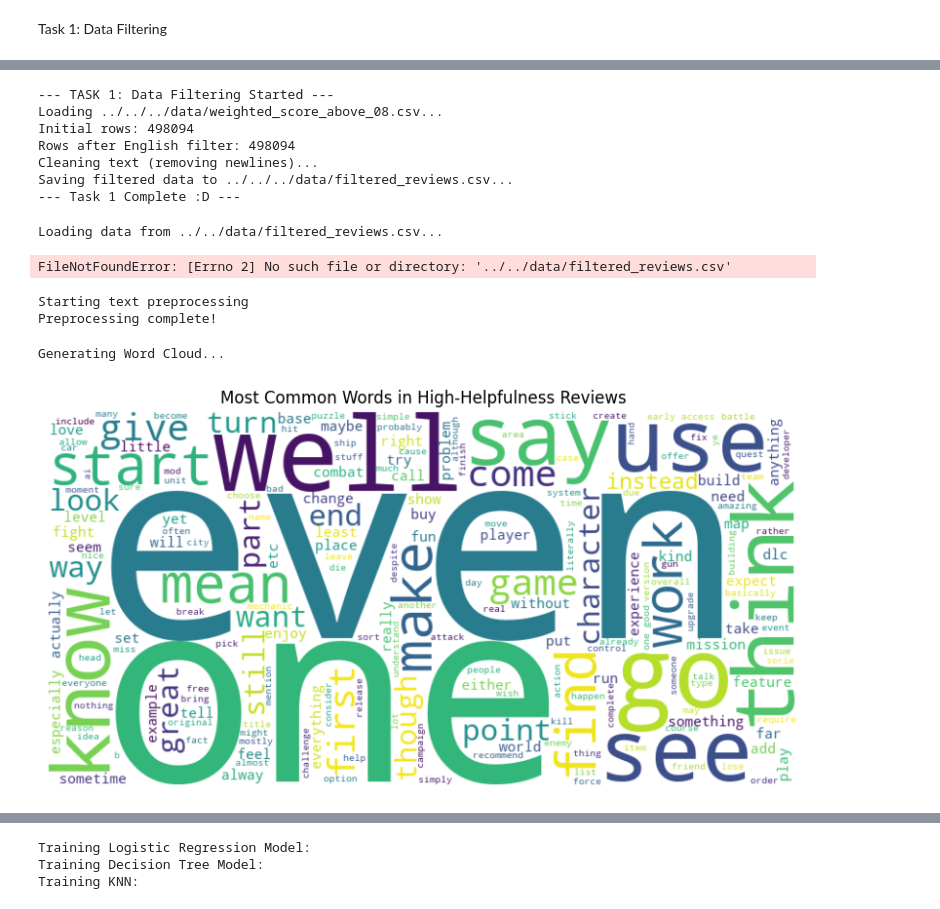
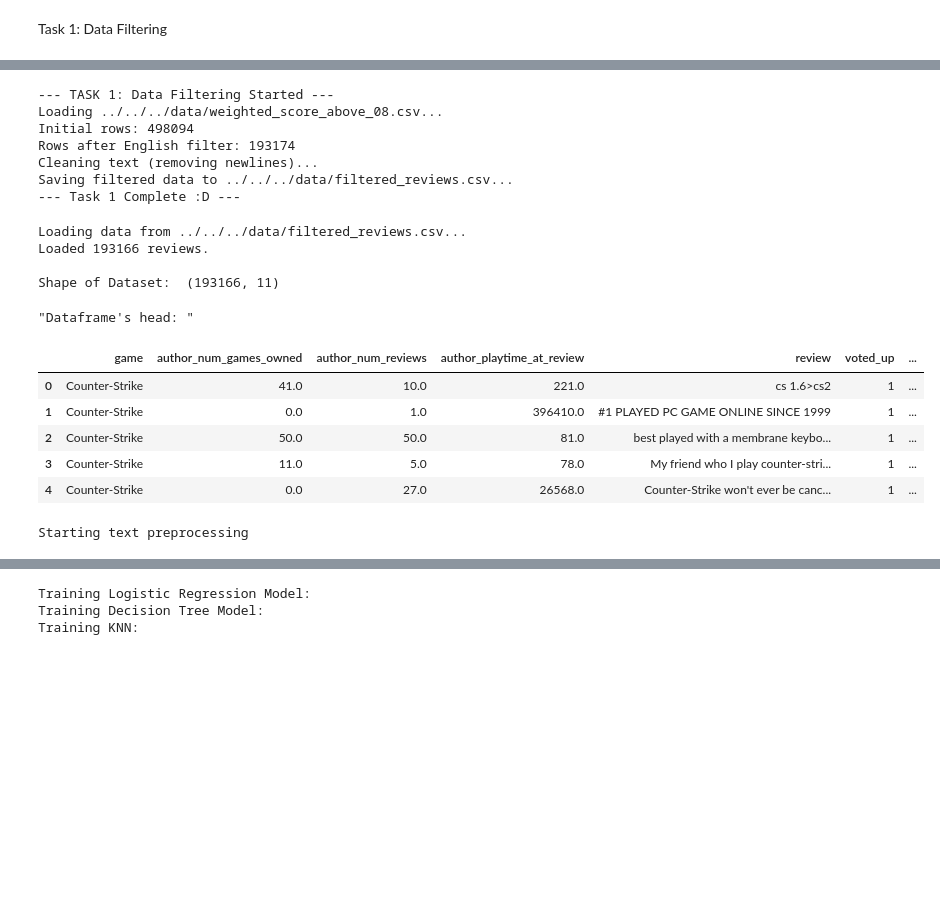
Before and after one commit to KalebE36/steam-review, a Jupyter notebook: packages/core/notebooks/steamReviewPredictor.ipynb, the cells around one changed output, grey strips where cells are left out. Drawn from its saved outputs; the diff is of its cells as text; code cells hidden in the pictures; blank space fills up the shorter version.

```diff
--- a/packages/core/notebooks/steamReviewPredictor.ipynb
+++ b/packages/core/notebooks/steamReviewPredictor.ipynb
@@ -117,7 +117,7 @@ df = pd.read_csv(
 # --- STEP 2: FILTER FOR ENGLISH ---
 if 'language' in df.columns:
     print(f"Initial rows: {len(df)}")
-    df_task1 = df[df['language'] == 'english']
+    df = df[df['language'] == 'english']
     print(f"Rows after English filter: {len(df)}")
 else:
     raise ValueError("The 'language' column was not found in the dataset")
@@ -144,7 +144,7 @@ print("--- Task 1 Complete :D ---")
 --- TASK 1: Data Filtering Started ---
 Loading ../../../data/weighted_score_above_08.csv...
 Initial rows: 498094
-Rows after English filter: 498094
+Rows after English filter: 193174
 Cleaning text (removing newlines)...
 Saving filtered data to ../../../data/filtered_reviews.csv...
 --- Task 1 Complete :D ---
@@ -167,24 +167,33 @@ stop_words.update(custom_stops)
 # %%
 # 1. Load data and define ML problem
 print(f"Loading data from {INPUT_FILE}...")
-df = df.copy()
+df = pd.read_csv(INPUT_FILE)
 
 # Quick check to ensure no empty reviews slipped through
 df = df.dropna(subset=['review'])
 print(f"Loaded {len(df)} reviews.")
 
 # Number of rows and columns
 print(f"\nShape of Dataset: ", df.shape)
 display(f"Dataframe's head: ", df.head())
 
 
 # Definition
 # Supervised Learning - Binary Classification Problem
 # Label - Voted Up (True/False), predict whether a review is positive (voted up) or
 # negative (not voted up) based on features and text content
 # %% [output]
-Loading data from ../../data/filtered_reviews.csv...
+Loading data from ../../../data/filtered_reviews.csv...
+Loaded 193166 reviews.
+
+Shape of Dataset:  (193166, 11)
-FileNotFoundError: [Errno 2] No such file or directory: '../../data/filtered_reviews.csv'
+"Dataframe's head: "
+|  | game | author_num_games_owned | author_num_reviews | author_playtime_at_review | review | voted_up | ... |
+| 0 | Counter-Strike | 41.0 | 10.0 | 221.0 | cs 1.6>cs2 | 1 | ... |
+| 1 | Counter-Strike | 0.0 | 1.0 | 396410.0 | #1 PLAYED PC GAME ONLINE SINCE 1999 | 1 | ... |
+| 2 | Counter-Strike | 50.0 | 50.0 | 81.0 | best played with a membrane keybo... | 1 | ... |
+| 3 | Counter-Strike | 11.0 | 5.0 | 78.0 | My friend who I play counter-stri... | 1 | ... |
+| 4 | Counter-Strike | 0.0 | 27.0 | 26568.0 | Counter-Strike won't ever be canc... | 1 | ... |
 # %%
 # 2. Text Preprocessing Function (Lowercase, remove special characters/numbers, tokenize, lemmatize, and remove stopwords
 def preprocess_text(text):
@@ -203,14 +212,13 @@ def preprocess_text(text):
 print("Starting text preprocessing")
 
 # Apply the function to the 'review' column
-# df['cleaned_review'] = df['review'].apply(preprocess_text)
+df['cleaned_review'] = df['review'].apply(preprocess_text)
 
 print("Preprocessing complete!")
 # Save Output
 # Save the dataset with the new 'cleaned_review' column
-# df.to_csv(OUTPUT_FILE, index=False)
-# print(f"Saved processed data to {OUTPUT_FILE}")
+df.to_csv(OUTPUT_FILE, index=False)
+print(f"Saved processed data to {OUTPUT_FILE}")
 # %% [output]
 Starting text preprocessing
-Preprocessing complete!
 # %%
@@ -218,19 +226,4 @@ df = pd.read_csv(OUTPUT_FILE)
 df['cleaned_review'] = df['cleaned_review'].fillna('')
-# %%
-# 3. Word Cloud
-print("Generating Word Cloud...")
-all_text = " ".join(df['cleaned_review'])
-
-wordcloud = WordCloud(width=800, height=400, background_color='white').generate(all_text)
-
-plt.figure(figsize=(10, 5))
-plt.imshow(wordcloud, interpolation='bilinear')
-plt.axis('off')
-plt.title('Most Common Words in High-Helpfulness Reviews')
-plt.show()
-# %% [output]
-Generating Word Cloud...
-[figure, removed]
 # %%
 # 4. Keyword Frequency Plot
 print("Generating Frequency Plot...")
```
Also changed, not shown: parts of 22 cells of this notebook.
